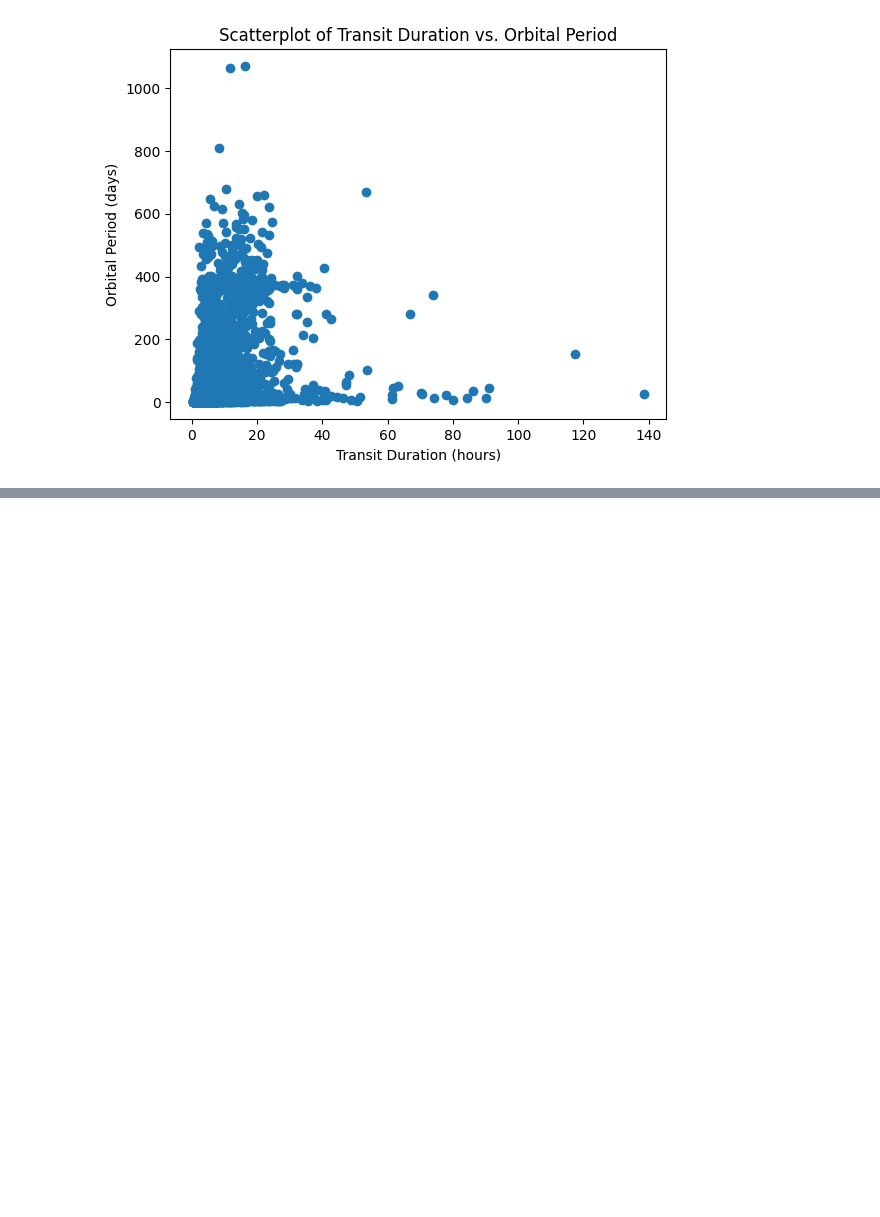
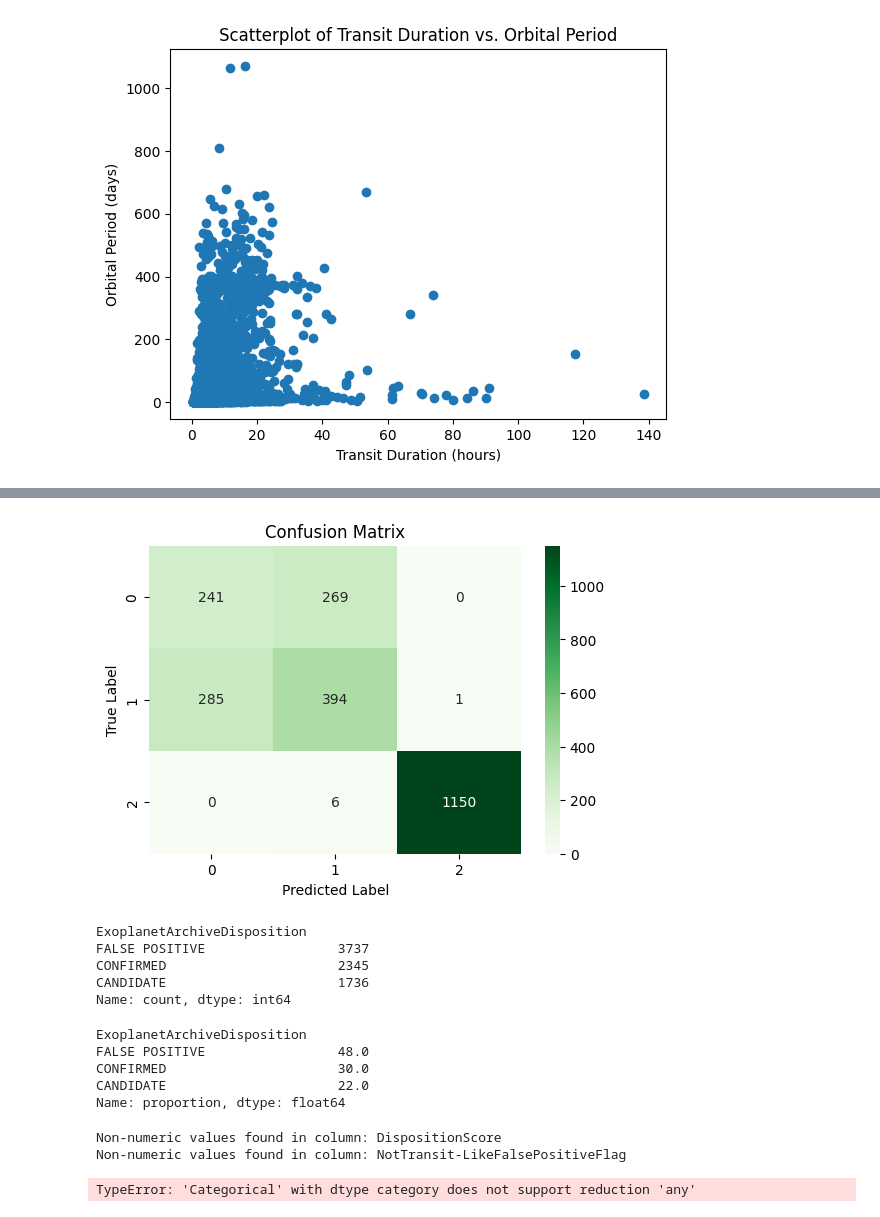
Before and after one commit to vomicienta/DataScience, a Jupyter notebook: ProyectoDS_Partell_Cignola.ipynb, the cells around one changed output, grey strips where cells are left out. Drawn from its saved outputs; the diff is of its cells as text; code cells hidden in the pictures; blank space fills up the shorter version.

```diff
--- a/ProyectoDS_Partell_Cignola.ipynb
+++ b/ProyectoDS_Partell_Cignola.ipynb
@@ -325,0 +375,2 @@ plt.show()
+# %%
+X_train, X_test, y_train, y_test = train_test_split(X, y, test_size= 0.3, random_state=0)
@@ -325,0 +388,13 @@ plt.show()
+# %%
+# Import the LabelEncoder class
+from sklearn.preprocessing import LabelEncoder
+
+# Create a LabelEncoder object
+le = LabelEncoder()
+
+# Fit the LabelEncoder object on the categorical variables in X_train
+X_train = X_train.apply(le.fit_transform)
+
+# Fit the DecisionTreeClassifier on the transformed X_train and y_train data
+clf = DecisionTreeClassifier()
+clf.fit(X_train, y_train)
@@ -325,0 +403,9 @@ plt.show()
+# %%
+from sklearn.preprocessing import LabelEncoder
+
+# Create a LabelEncoder object
+le = LabelEncoder()
+
+# Fit the LabelEncoder object on the categorical variables in X_test
+X_test = X_test.apply(le.fit_transform)
+y_pred = clf.predict(X_test)
@@ -325,0 +434,41 @@ plt.show()
+# %%
+preds = clf.predict(X_test)
+preds_train = clf.predict(X_train)
+cm = confusion_matrix(y_test, preds)
+# %%
+# usando heatmap
+plt.figure(figsize=(6, 4))
+sns.heatmap(cm, annot=True, fmt="d", cmap="Greens")
+plt.title("Confusion Matrix")
+plt.xlabel("Predicted Label")
+plt.ylabel("True Label")
+plt.show()
+# %% [output]
+[figure, added]
+# %%
+y.value_counts()
+# %% [output]
+ExoplanetArchiveDisposition
+FALSE POSITIVE                 3737
+CONFIRMED                      2345
+CANDIDATE                      1736
+Name: count, dtype: int64
+# %%
+#los datos en las clases son incongruentes, no podemos hacer prueba de accuracy
+y.value_counts(normalize=True).round(2)*100
+# %% [output]
+ExoplanetArchiveDisposition
+FALSE POSITIVE                 48.0
+CONFIRMED                      30.0
+CANDIDATE                      22.0
+Name: proportion, dtype: float64
+# %%
+# Check for non-numeric values in each column
+for column in exop.columns:
+    non_numeric_values = exop[column].apply(lambda x: not pd.to_numeric(x, errors='ignore'))
+    if non_numeric_values.any():
+        print(f"Non-numeric values found in column: {column}")
+# %% [output]
+Non-numeric values found in column: DispositionScore
+Non-numeric values found in column: NotTransit-LikeFalsePositiveFlag
+TypeError: 'Categorical' with dtype category does not support reduction 'any'
```
Also changed, not shown: parts of 16 cells of this notebook.
